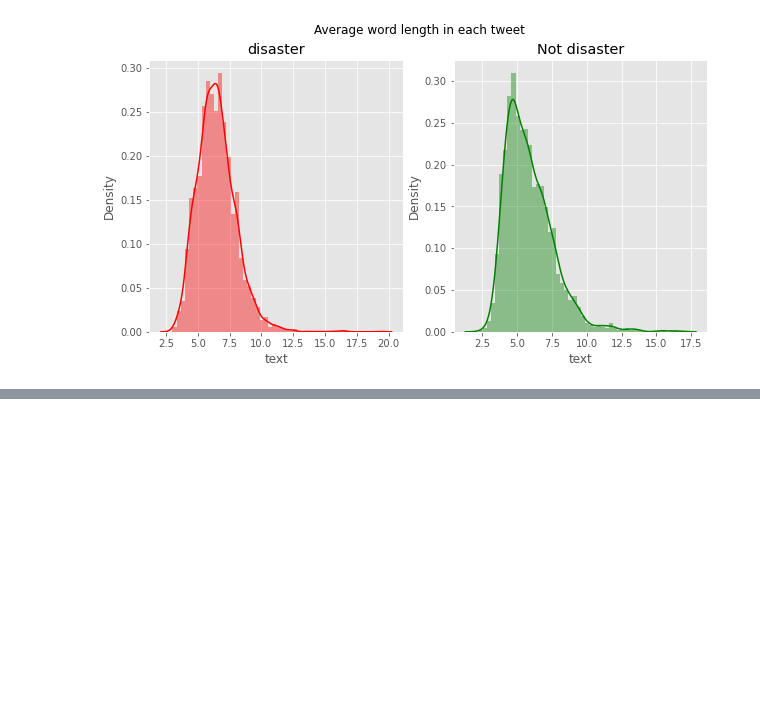
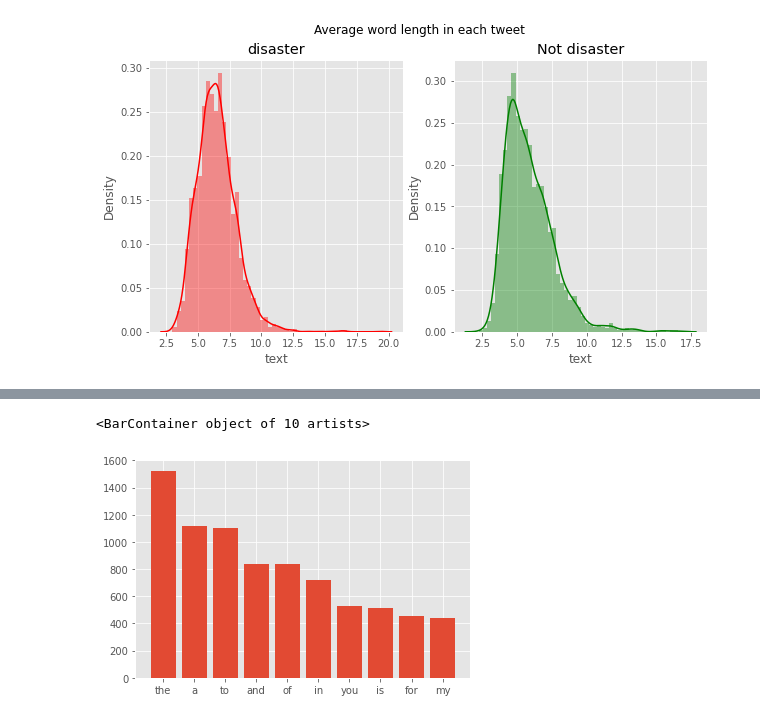
Before and after one commit to xuxiufeng/Natural_Language_Processing_with_Disaster_Tweets, a Jupyter notebook: Natural_Language_Processing_with_Disaster_Tweets.ipynb, the cells around one changed output, grey strips where cells are left out. Saved outputs shown, nothing was run; the diff lists cells and outputs as text; code cells hidden in the pictures; blank space fills up the shorter version.

```diff
--- a/Natural_Language_Processing_with_Disaster_Tweets.ipynb
+++ b/Natural_Language_Processing_with_Disaster_Tweets.ipynb
@@ -141,0 +132,6 @@ Name: text, Length: 3271, dtype: int64
+# %%
+x,y=zip(*top)
+plt.bar(x,y)
+# %% [output]
+<BarContainer object of 10 artists>
+[figure, added]
```
Also changed, not shown: parts of 4 cells of this notebook.
